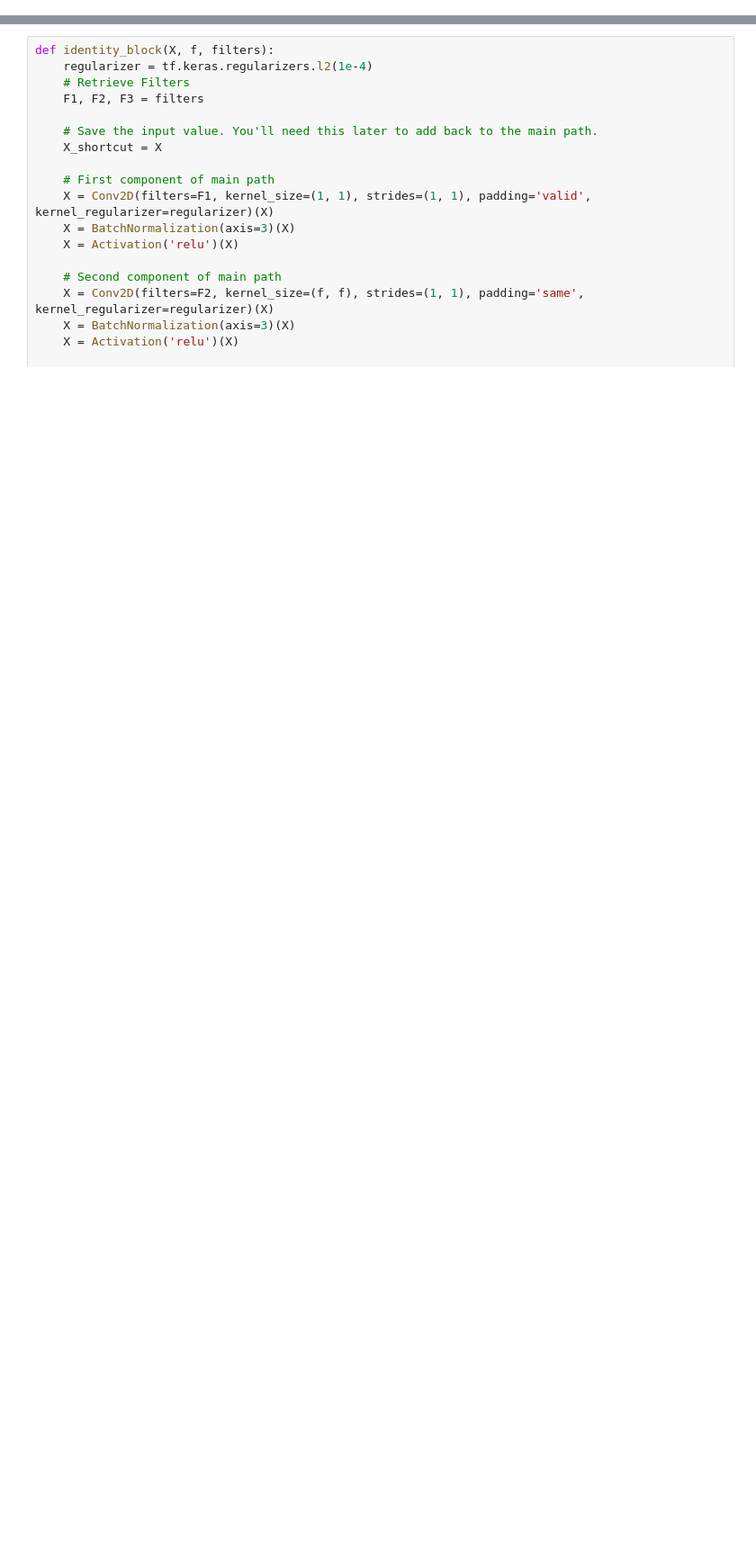
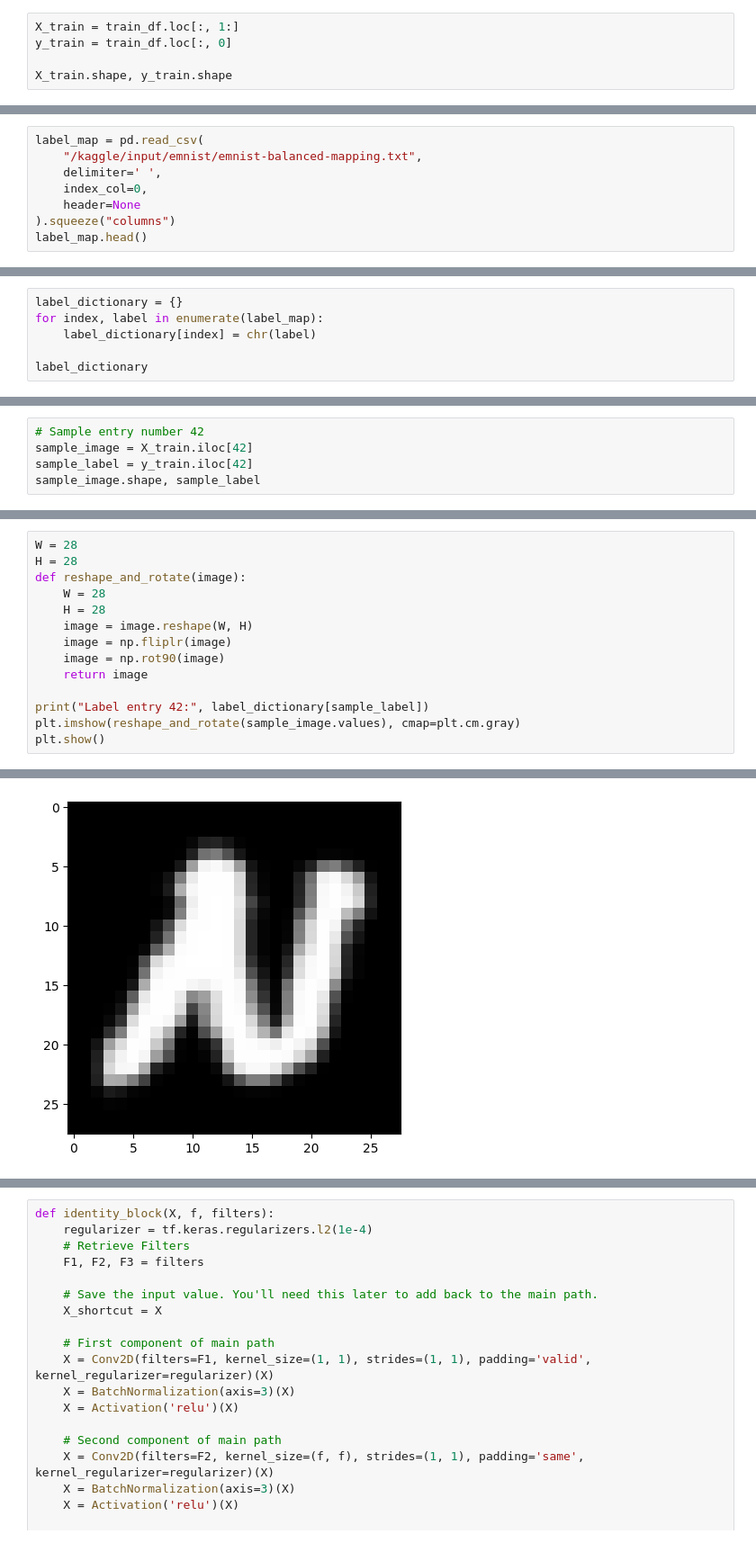
Before and after one commit to Omar2002po/DeepLearning-project, a Jupyter notebook: deeplearning.ipynb, the cells around one changed output, grey strips where cells are left out. Shown at 90% size. Cells and saved outputs as stored; diff of their text form; blank space fills up the shorter version.

Commit message:
Kaggle Notebook | deeplearning | Version 4

```diff
--- a/deeplearning.ipynb
+++ b/deeplearning.ipynb
@@ -118,0 +58,5 @@ NameError: name 'model' is not defined
+# %%
+X_train = train_df.loc[:, 1:]
+y_train = train_df.loc[:, 0]
+
+X_train.shape, y_train.shape
@@ -118,0 +65,8 @@ NameError: name 'model' is not defined
+# %%
+label_map = pd.read_csv(
+    "/kaggle/input/emnist/emnist-balanced-mapping.txt",
+    delimiter=' ',
+    index_col=0,
+    header=None
+).squeeze("columns")
+label_map.head()
@@ -118,0 +81,6 @@ NameError: name 'model' is not defined
+# %%
+label_dictionary = {}
+for index, label in enumerate(label_map):
+    label_dictionary[index] = chr(label)
+
+label_dictionary
@@ -118,0 +105,5 @@ NameError: name 'model' is not defined
+# %%
+# Sample entry number 42
+sample_image = X_train.iloc[42]
+sample_label = y_train.iloc[42]
+sample_image.shape, sample_label
@@ -118,0 +112,15 @@ NameError: name 'model' is not defined
+# %%
+W = 28
+H = 28
+def reshape_and_rotate(image):
+    W = 28
+    H = 28
+    image = image.reshape(W, H)
+    image = np.fliplr(image)
+    image = np.rot90(image)
+    return image
+
+print("Label entry 42:", label_dictionary[sample_label])
+plt.imshow(reshape_and_rotate(sample_image.values), cmap=plt.cm.gray)
+plt.show()
+# %% [output]
@@ -118,0 +128 @@ NameError: name 'model' is not defined
+[figure, added]
```
Also changed, not shown: parts of 35 cells of this notebook.
